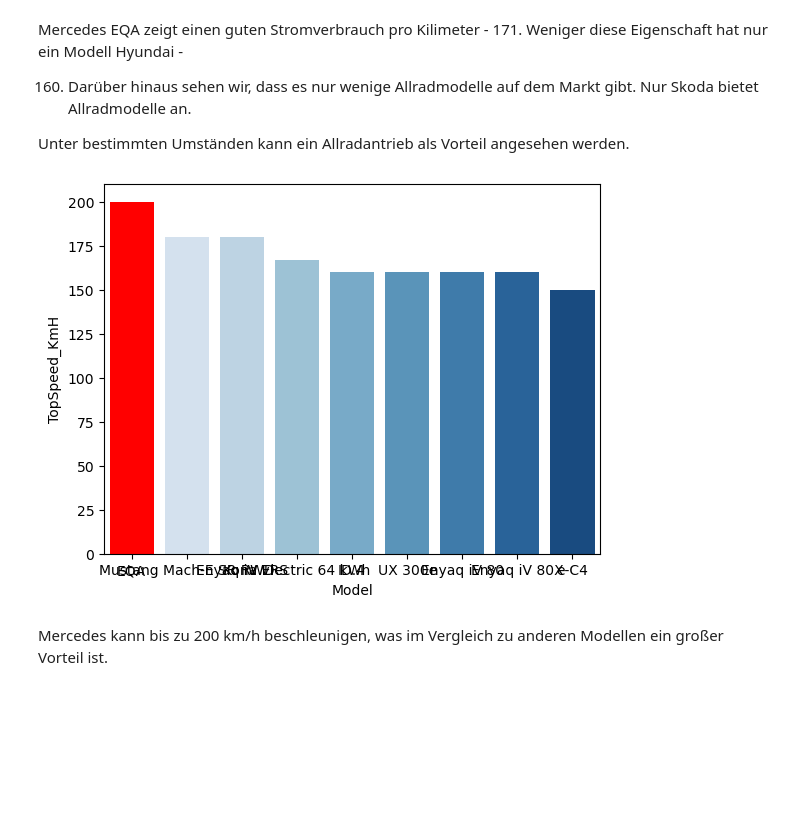
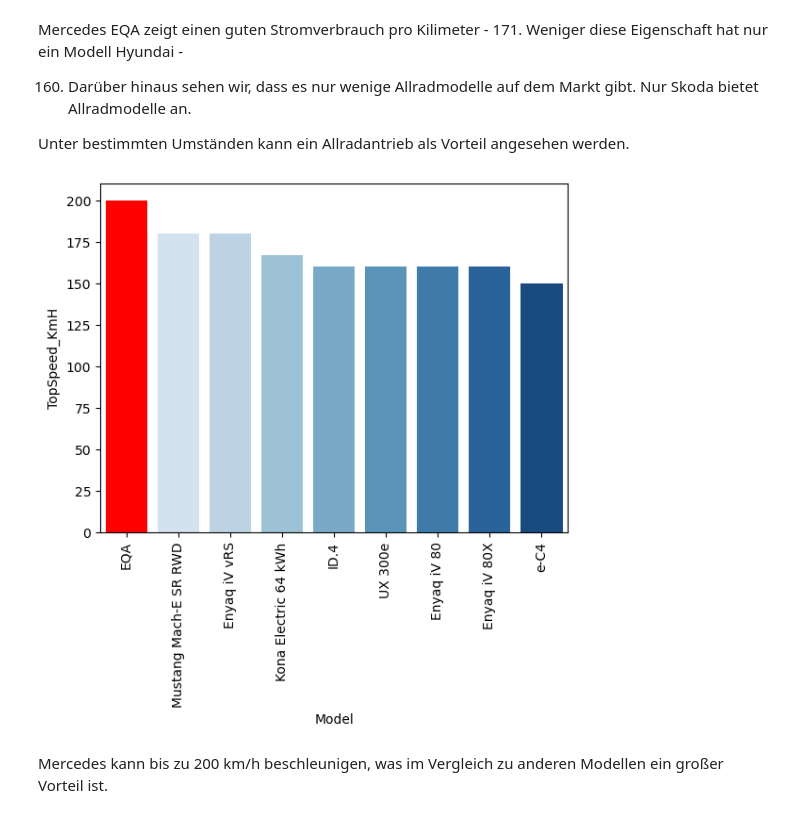
Before and after one commit to Limirika/eautos, a Jupyter notebook: Datenanalyse-Eautos-EDA(Mercedes).ipynb, the cells around one changed output. Cells and saved outputs as stored; diff of their text form; code cells hidden in the pictures; blank space fills up the shorter version.

```diff
--- a/Datenanalyse-Eautos-EDA(Mercedes).ipynb
+++ b/Datenanalyse-Eautos-EDA(Mercedes).ipynb
@@ -203,11 +203,11 @@ Unter bestimmten Umständen kann ein Allradantrieb als Vorteil angesehen werden.
 # %%
 ax = sns.barplot(y='TopSpeed_KmH', x='Model', data=df_mercedes_eqa, palette='Blues')  # barplot erstellen
 labels = df_mercedes_eqa['Model'].tolist()
-
+ax.set_xticklabels(ax.get_xticklabels(), rotation=90)
 # Highlight a specific bar (e.g., 'B')
 highlight_index = 0
 ax.patches[highlight_index].set_facecolor('red')
 # %% [output]
-[figure, old version]
+[figure, new version]
 # %% [markdown]
 Mercedes kann bis zu 200 km/h beschleunigen, was im Vergleich zu anderen Modellen ein großer Vorteil ist.
```
Also changed, not shown: parts of 2 cells of this notebook.
